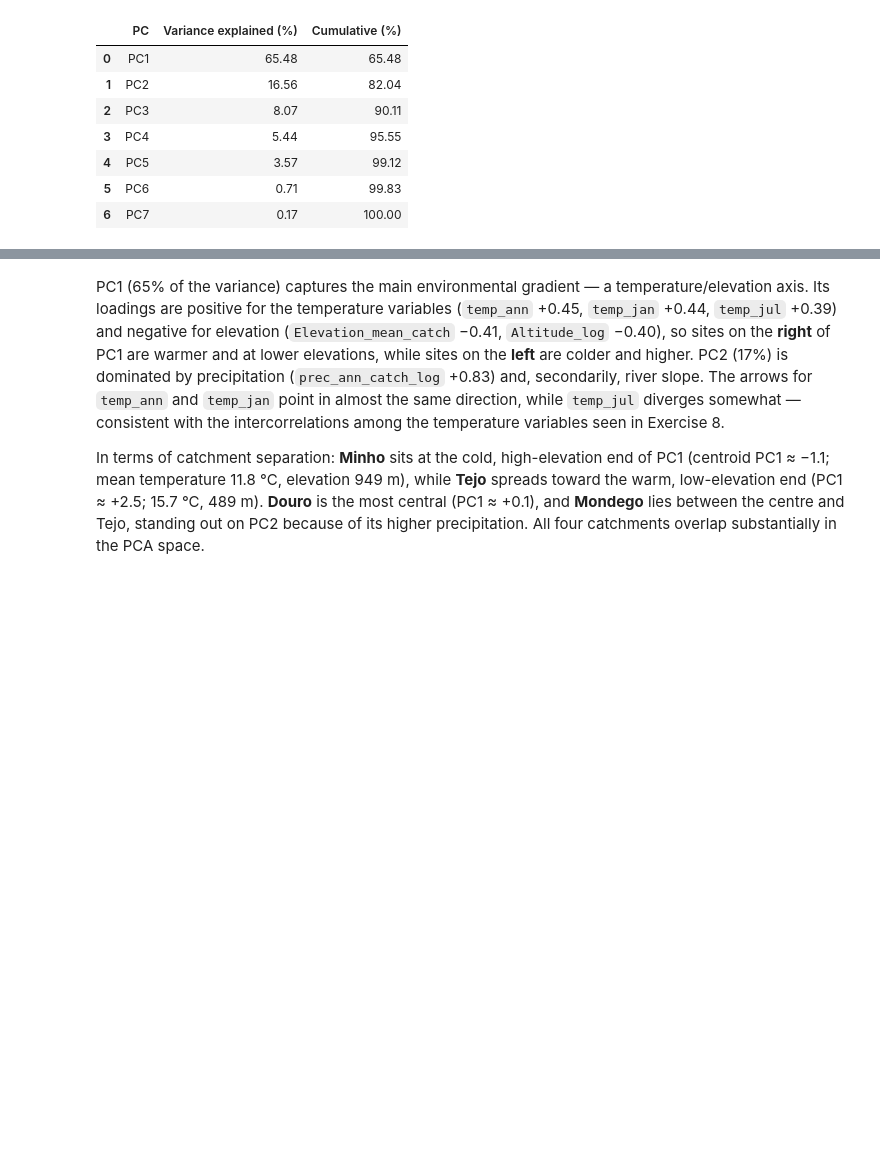
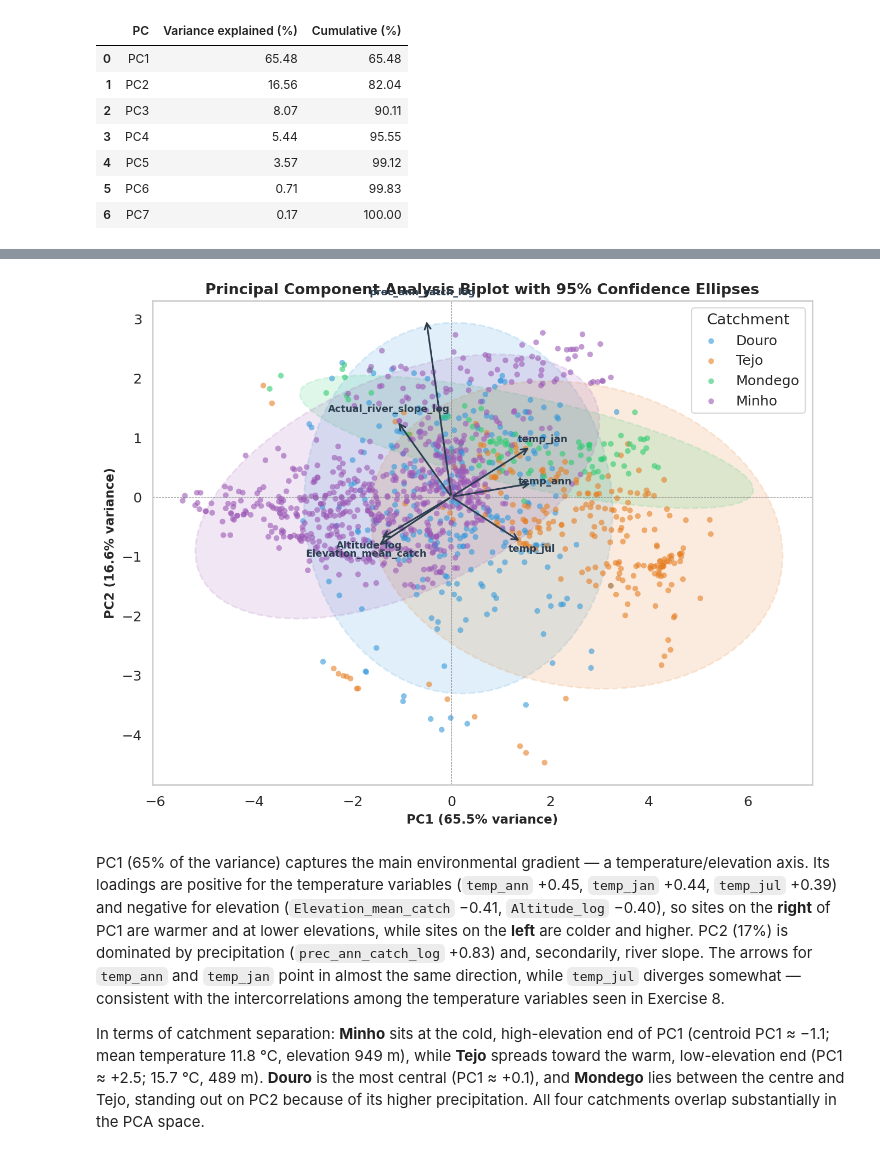
Before and after one commit to dgonzales1222/greends_avcad_exercises, a Jupyter notebook: exercise_09/avcad_ex09_dgonzales.ipynb, the cells around one changed output, grey strips where cells are left out. Saved outputs shown, nothing was run; the diff lists cells and outputs as text; code cells hidden in the pictures; blank space fills up the shorter version.

```diff
--- a/exercise_09/avcad_ex09_dgonzales.ipynb
+++ b/exercise_09/avcad_ex09_dgonzales.ipynb
@@ -189,3 +148,69 @@ plt.show()
+# %%
+# @title PCA biplot — PC1 vs PC2 (with 95% confidence ellipses)
+
+from matplotlib.patches import Ellipse
+import matplotlib.transforms as transforms
+
+def confidence_ellipse(x, y, ax, n_std=2.4477, facecolor='none', **kwargs):
+    # Covariance-based confidence ellipse. n_std=2.4477 -> ~95% for a 2D Gaussian.
+    if x.size <= 2:
+        return None
+    cov = np.cov(x, y)
+    pearson = cov[0, 1] / np.sqrt(cov[0, 0] * cov[1, 1])
+    rx = np.sqrt(1 + pearson)
+    ry = np.sqrt(1 - pearson)
+    ell = Ellipse((0, 0), width=rx * 2, height=ry * 2, facecolor=facecolor, **kwargs)
+    transf = (transforms.Affine2D()
+              .rotate_deg(45)
+              .scale(np.sqrt(cov[0, 0]) * n_std, np.sqrt(cov[1, 1]) * n_std)
+              .translate(np.mean(x), np.mean(y)))
+    ell.set_transform(transf + ax.transData)
+    return ax.add_patch(ell)
+
+pc1_var = pca.explained_variance_ratio_[0] * 100
+pc2_var = pca.explained_variance_ratio_[1] * 100
+
+# Scaling factor for arrows (so they fit the score range)
+scale = np.max(np.abs(scores_pca[:, :2])) / np.max(np.abs(loadings[:, :2])) * 0.55
+
+fig, ax = plt.subplots(figsize=(9, 7))
+
+# 95% confidence ellipse per catchment (drawn behind the points)
+for basin in basins:
+    mask = (groups == basin).values
+    confidence_ellipse(scores_pca[mask, 0], scores_pca[mask, 1], ax,
+                       facecolor=palette[basin], alpha=0.15,
+                       edgecolor=palette[basin], linewidth=1.5,
+                       linestyle='--', zorder=0)
+
+# Site scores
+for basin in basins:
+    mask = groups == basin
+    ax.scatter(scores_pca[mask, 0], scores_pca[mask, 1],
+               s=25, alpha=0.6, color=palette[basin],
+               edgecolor='none', label=basin, zorder=2)
+
+# Variable loading arrows
+for i, var in enumerate(env_vars):
+    x = loadings[i, 0] * scale
+    y = loadings[i, 1] * scale
+    ax.annotate('', xy=(x, y), xytext=(0, 0),
+                arrowprops=dict(arrowstyle='->', color='#2c3e50', lw=1.5), zorder=3)
+    ax.text(x * 1.15, y * 1.15, var, fontsize=8.5,
+            ha='center', va='center', color='#2c3e50', fontweight='bold', zorder=4)
+
+ax.axhline(0, color='grey', linewidth=0.5, linestyle='--')
+ax.axvline(0, color='grey', linewidth=0.5, linestyle='--')
+ax.set_xlabel(f'PC1 ({pc1_var:.1f}% variance)', fontsize=11)
+ax.set_ylabel(f'PC2 ({pc2_var:.1f}% variance)', fontsize=11)
+ax.set_title('Principal Component Analysis Biplot with 95% Confidence Ellipses',
+             fontsize=13, fontweight='bold')
+ax.legend(title='Catchment', loc='upper right', frameon=True)
+ax.grid(False)
+plt.tight_layout()
+plt.show()
+# %% [output]
+[figure, added]
 # %% [markdown]
 PC1 (65% of the variance) captures the main environmental gradient — a temperature/elevation axis. Its loadings are positive for the temperature variables (`temp_ann` +0.45, `temp_jan` +0.44, `temp_jul` +0.39) and negative for elevation (`Elevation_mean_catch` −0.41, `Altitude_log` −0.40), so sites on the **right** of PC1 are warmer and at lower elevations, while sites on the **left** are colder and higher. PC2 (17%) is dominated by precipitation (`prec_ann_catch_log` +0.83) and, secondarily, river slope. The arrows for `temp_ann` and `temp_jan` point in almost the same direction, while `temp_jul` diverges somewhat — consistent with the intercorrelations among the temperature variables seen in Exercise 8.
 
```
Also changed, not shown: parts of 6 cells of this notebook.
